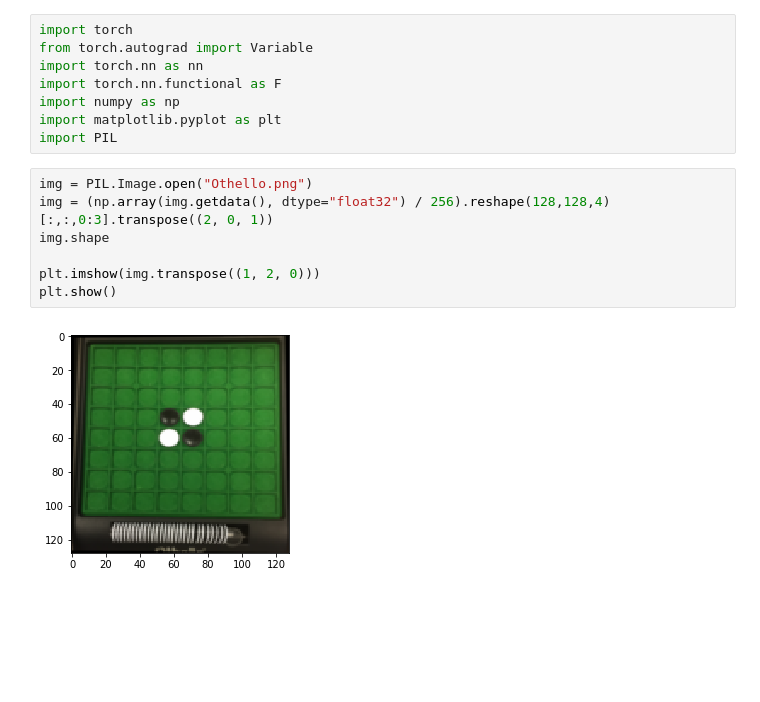
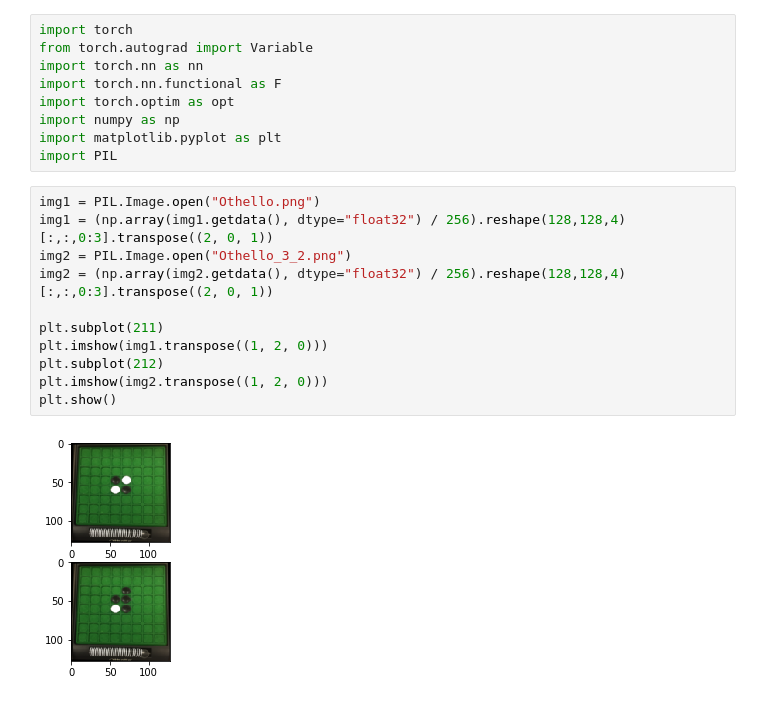
Before and after one commit to xeniagda/BOThello, a Jupyter notebook: Notes.ipynb, the cells around one changed output. Saved outputs shown, nothing was run; the diff lists cells and outputs as text; blank space fills up the shorter version.

```diff
--- a/Notes.ipynb
+++ b/Notes.ipynb
@@ -3,18 +3,23 @@ import torch
 from torch.autograd import Variable
 import torch.nn as nn
 import torch.nn.functional as F
+import torch.optim as opt
 import numpy as np
 import matplotlib.pyplot as plt
 import PIL
 # %%
-img = PIL.Image.open("Othello.png")
-img = (np.array(img.getdata(), dtype="float32") / 256).reshape(128,128,4)[:,:,0:3].transpose((2, 0, 1))
-img.shape
+img1 = PIL.Image.open("Othello.png")
+img1 = (np.array(img1.getdata(), dtype="float32") / 256).reshape(128,128,4)[:,:,0:3].transpose((2, 0, 1))
+img2 = PIL.Image.open("Othello_3_2.png")
+img2 = (np.array(img2.getdata(), dtype="float32") / 256).reshape(128,128,4)[:,:,0:3].transpose((2, 0, 1))
 
-plt.imshow(img.transpose((1, 2, 0)))
+plt.subplot(211)
+plt.imshow(img1.transpose((1, 2, 0)))
+plt.subplot(212)
+plt.imshow(img2.transpose((1, 2, 0)))
 plt.show()
 # %% [output]
-[figure, old version]
+[figure, new version]
 # %%
 """
     X: -1 x 3 x 128 x 128
```
Also changed, not shown: parts of 8 cells of this notebook, 1 other file.
